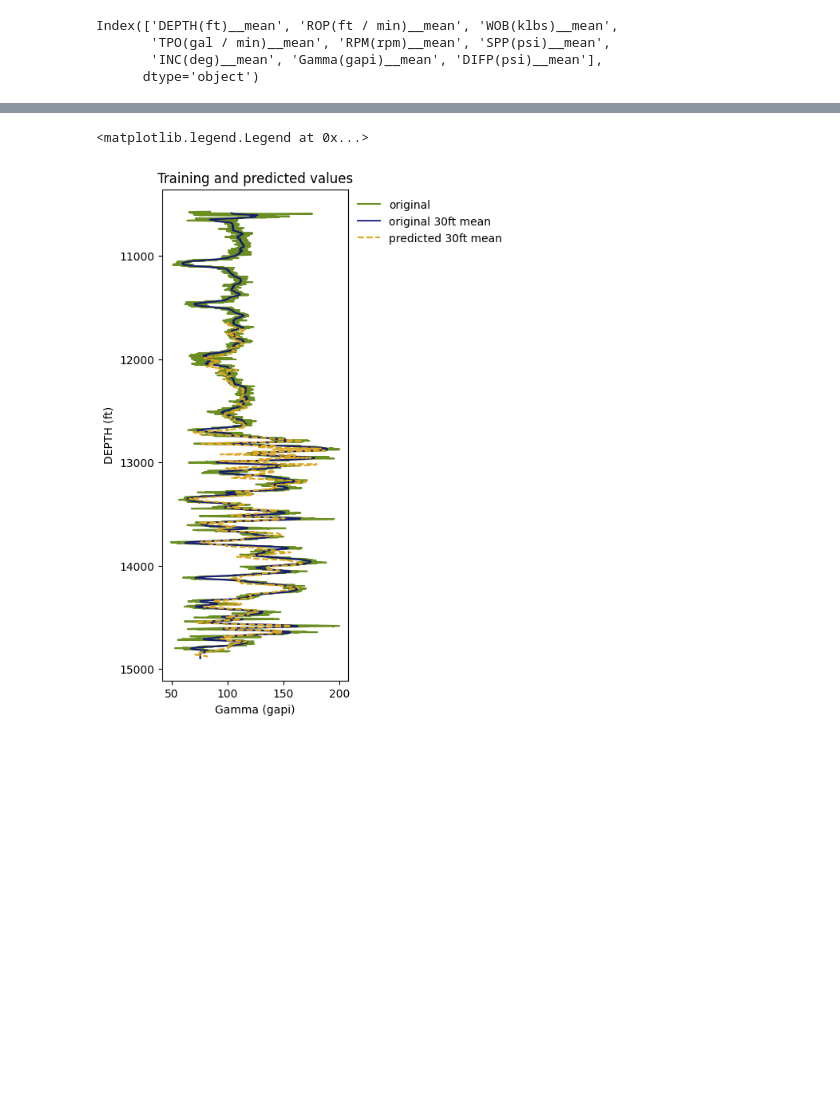
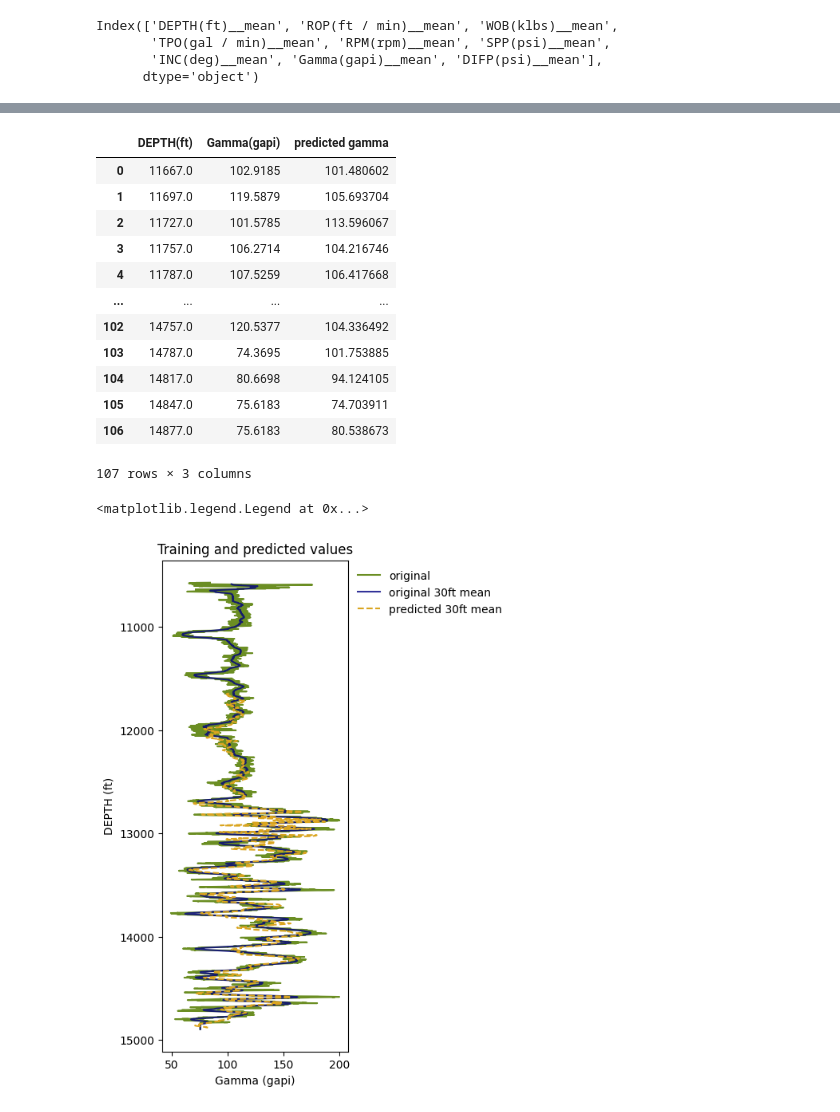
Before and after one commit to savannah-mds/quantico-energy, a Jupyter notebook: EDA/modeling_tests.ipynb, the cells around one changed output, grey strips where cells are left out. Cells and saved outputs as stored; diff of their text form; code cells hidden in the pictures; blank space fills up the shorter version.

```diff
--- a/EDA/modeling_tests.ipynb
+++ b/EDA/modeling_tests.ipynb
@@ -221 +199,17 @@ Text(0.0, 1.0, 'Training and predicted values\nMAPE: 13.64')
+# %%
+final1
+# %% [output]
+|  | DEPTH(ft) | Gamma(gapi) | predicted gamma |
+| 0 | 11667.0 | 102.9185 | 101.480602 |
+| 1 | 11697.0 | 119.5879 | 105.693704 |
+| 2 | 11727.0 | 101.5785 | 113.596067 |
+| 3 | 11757.0 | 106.2714 | 104.216746 |
+| 4 | 11787.0 | 107.5259 | 106.417668 |
+| ... | ... | ... | ... |
+| 102 | 14757.0 | 120.5377 | 104.336492 |
+| 103 | 14787.0 | 74.3695 | 101.753885 |
+| 104 | 14817.0 | 80.6698 | 94.124105 |
+| 105 | 14847.0 | 75.6183 | 74.703911 |
+| 106 | 14877.0 | 75.6183 | 80.538673 |
+107 rows × 3 columns
 # %%
```
Also changed, not shown: parts of 15 cells of this notebook, 3 other files.
